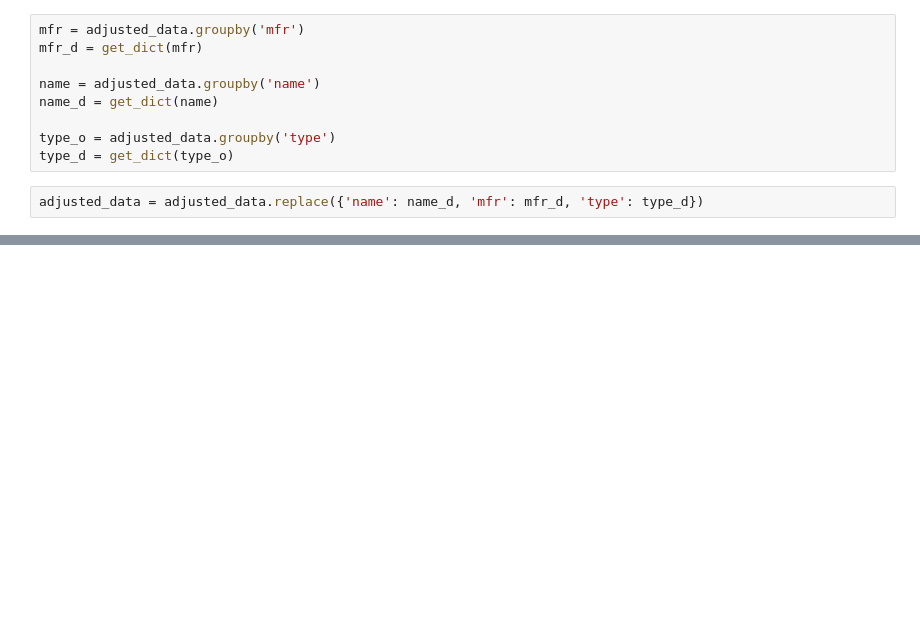
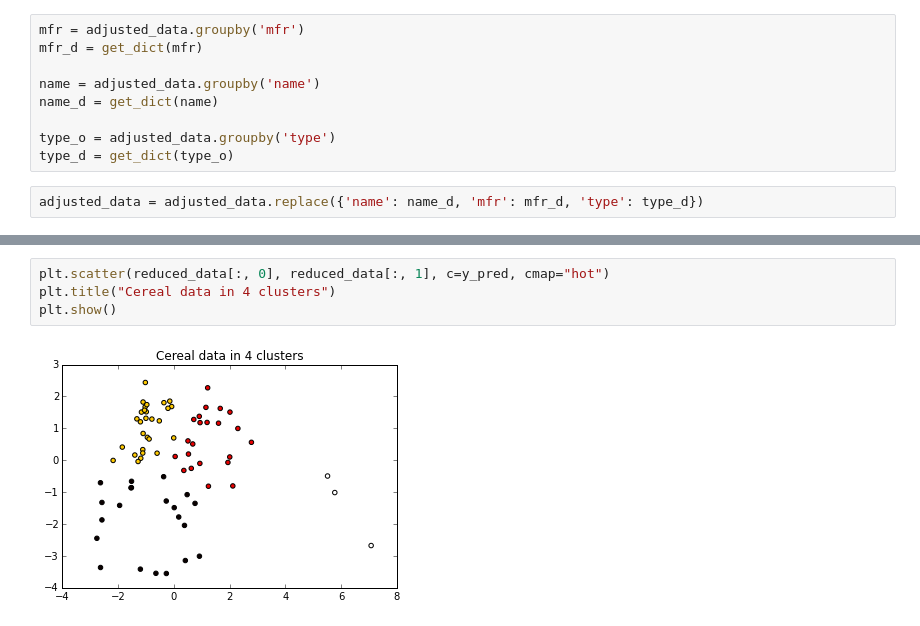
Before and after one commit to tiy-gvl-python/honey-nut-clusters, a Jupyter notebook: Klustering.ipynb, the cells around one changed output, grey strips where cells are left out. Saved outputs shown, nothing was run; the diff lists cells and outputs as text; blank space fills up the shorter version.

```diff
--- a/Klustering.ipynb
+++ b/Klustering.ipynb
@@ -131,0 +175,6 @@ array([5, 1, 5, 5, 2, 2, 1, 3, 1, 2, 3, 2, 1, 2, 3, 3, 2, 2, 1, 3, 1, 3, 2,
+# %%
+plt.scatter(reduced_data[:, 0], reduced_data[:, 1], c=y_pred, cmap="hot")
+plt.title("Cereal data in 4 clusters")
+plt.show()
+# %% [output]
+[figure, added]
```
Also changed, not shown: parts of 25 cells of this notebook.
